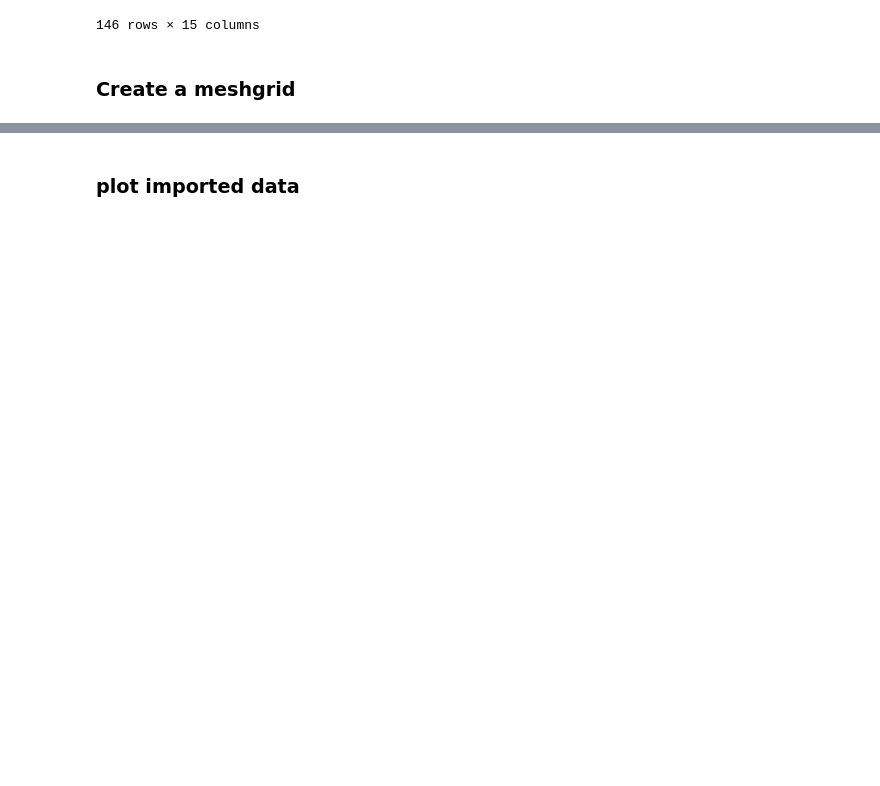
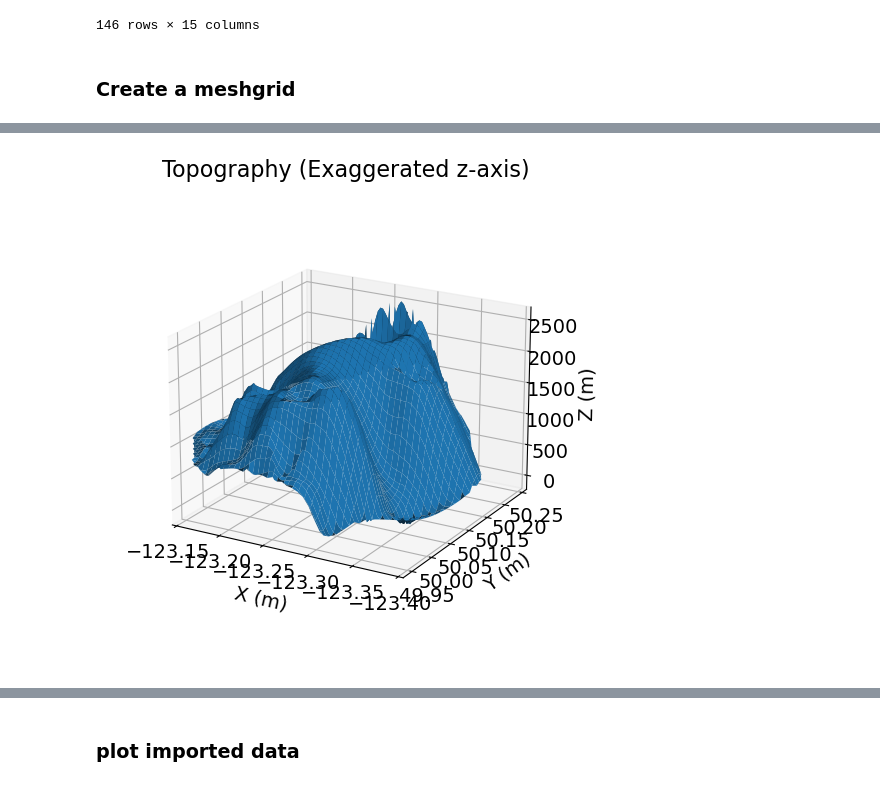
Before and after one commit to mebo4/EOSC454_project, a Jupyter notebook: project.ipynb, the cells around one changed output, grey strips where cells are left out. Saved outputs shown, nothing was run; the diff lists cells and outputs as text; code cells hidden in the pictures; blank space fills up the shorter version.

```diff
--- a/project.ipynb
+++ b/project.ipynb
@@ -95,0 +101,14 @@ Max: -5.5847306683322
+# %%
+fig = plt.figure(figsize=(6, 6))
+ax = fig.add_axes([0.1, 0.1, 0.8, 0.8], projection="3d")
+# ax.set_zlim([z.max() - 40, z.max()])
+ax.set_xlim(-123.15, -123.40)
+ax.plot_surface(grid_lon, grid_lat, grid_z) #,  linewidth=0.5)
+ax.set_box_aspect(aspect=None, zoom=0.85)
+ax.set_xlabel("X (m)", labelpad=10)
+ax.set_ylabel("Y (m)", labelpad=10)
+ax.set_zlabel("Z (m)", labelpad=10)
+ax.set_title("Topography (Exaggerated z-axis)", fontsize=16, pad=-20)
+ax.view_init(elev=20.0)
+# %% [output]
+[figure, added]
```
Also changed, not shown: parts of 60 cells of this notebook, 5 other files.
